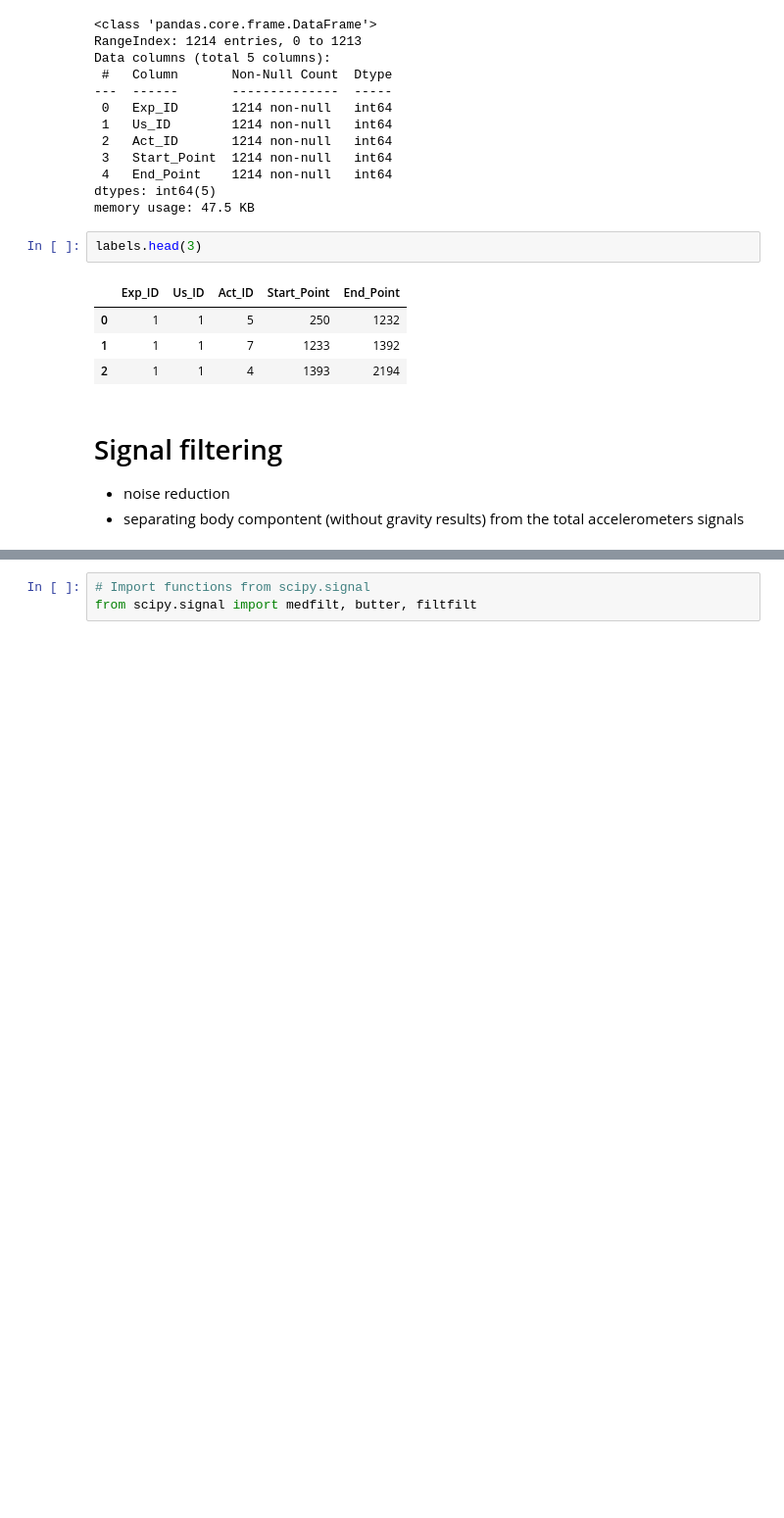
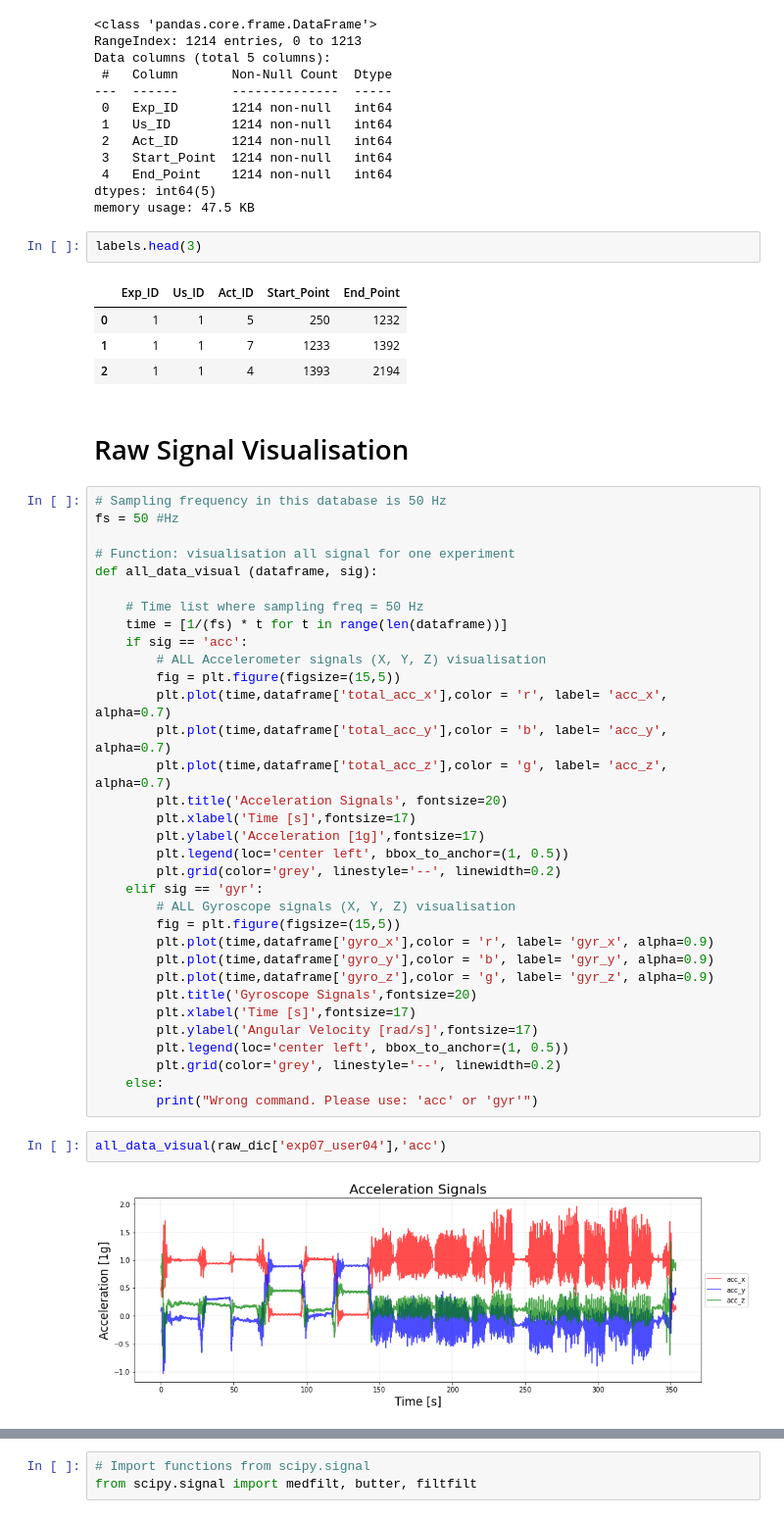
Before and after one commit to mkowalsky0/Human_Activities_Recognition, a Jupyter notebook: SignalProcessing.ipynb, the cells around one changed output, grey strips where cells are left out. Shown at 98% size. Cells and saved outputs as stored; diff of their text form; blank space fills up the shorter version.

```diff
--- a/SignalProcessing.ipynb
+++ b/SignalProcessing.ipynb
@@ -81,7 +81,42 @@ labels.head(3)
 | 0 | 1 | 1 | 5 | 250 | 1232 |
 | 1 | 1 | 1 | 7 | 1233 | 1392 |
 | 2 | 1 | 1 | 4 | 1393 | 2194 |
-# %% [markdown]
-# Signal filtering
-- noise reduction
-- separating body compontent (without gravity results) from the total accelerometers signals
+# %% [markdown]
+# Raw Signal Visualisation
+# %%
+# Sampling frequency in this database is 50 Hz
+fs = 50 #Hz
+
+# Function: visualisation all signal for one experiment
+def all_data_visual (dataframe, sig):
+
+    # Time list where sampling freq = 50 Hz
+    time = [1/(fs) * t for t in range(len(dataframe))]
+    if sig == 'acc':
+        # ALL Accelerometer signals (X, Y, Z) visualisation
+        fig = plt.figure(figsize=(15,5))
+        plt.plot(time,dataframe['total_acc_x'],color = 'r', label= 'acc_x', alpha=0.7)
+        plt.plot(time,dataframe['total_acc_y'],color = 'b', label= 'acc_y', alpha=0.7)
+        plt.plot(time,dataframe['total_acc_z'],color = 'g', label= 'acc_z', alpha=0.7)
+        plt.title('Acceleration Signals', fontsize=20)
+        plt.xlabel('Time [s]',fontsize=17)
+        plt.ylabel('Acceleration [1g]',fontsize=17)
+        plt.legend(loc='center left', bbox_to_anchor=(1, 0.5))
+        plt.grid(color='grey', linestyle='--', linewidth=0.2)
+    elif sig == 'gyr':
+        # ALL Gyroscope signals (X, Y, Z) visualisation
+        fig = plt.figure(figsize=(15,5))
+        plt.plot(time,dataframe['gyro_x'],color = 'r', label= 'gyr_x', alpha=0.9)
+        plt.plot(time,dataframe['gyro_y'],color = 'b', label= 'gyr_y', alpha=0.9)
+        plt.plot(time,dataframe['gyro_z'],color = 'g', label= 'gyr_z', alpha=0.9)
+        plt.title('Gyroscope Signals',fontsize=20)
+        plt.xlabel('Time [s]',fontsize=17)
+        plt.ylabel('Angular Velocity [rad/s]',fontsize=17)
+        plt.legend(loc='center left', bbox_to_anchor=(1, 0.5))
+        plt.grid(color='grey', linestyle='--', linewidth=0.2)
+    else:
+        print("Wrong command. Please use: 'acc' or 'gyr'")
+# %%
+all_data_visual(raw_dic['exp07_user04'],'acc')
+# %% [output]
+[figure, added]
```
Also changed, not shown: parts of 22 cells of this notebook, 52 other files.
